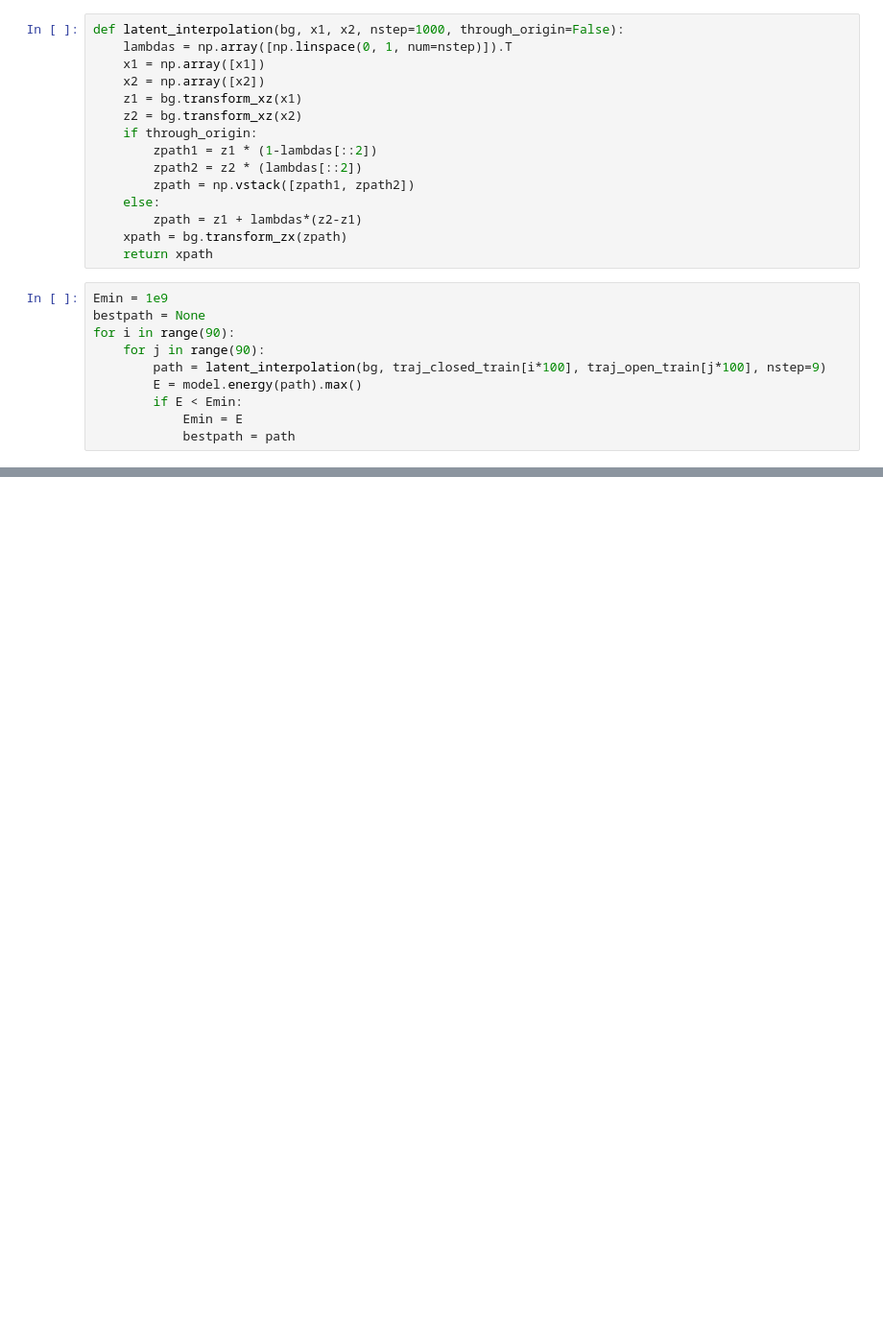
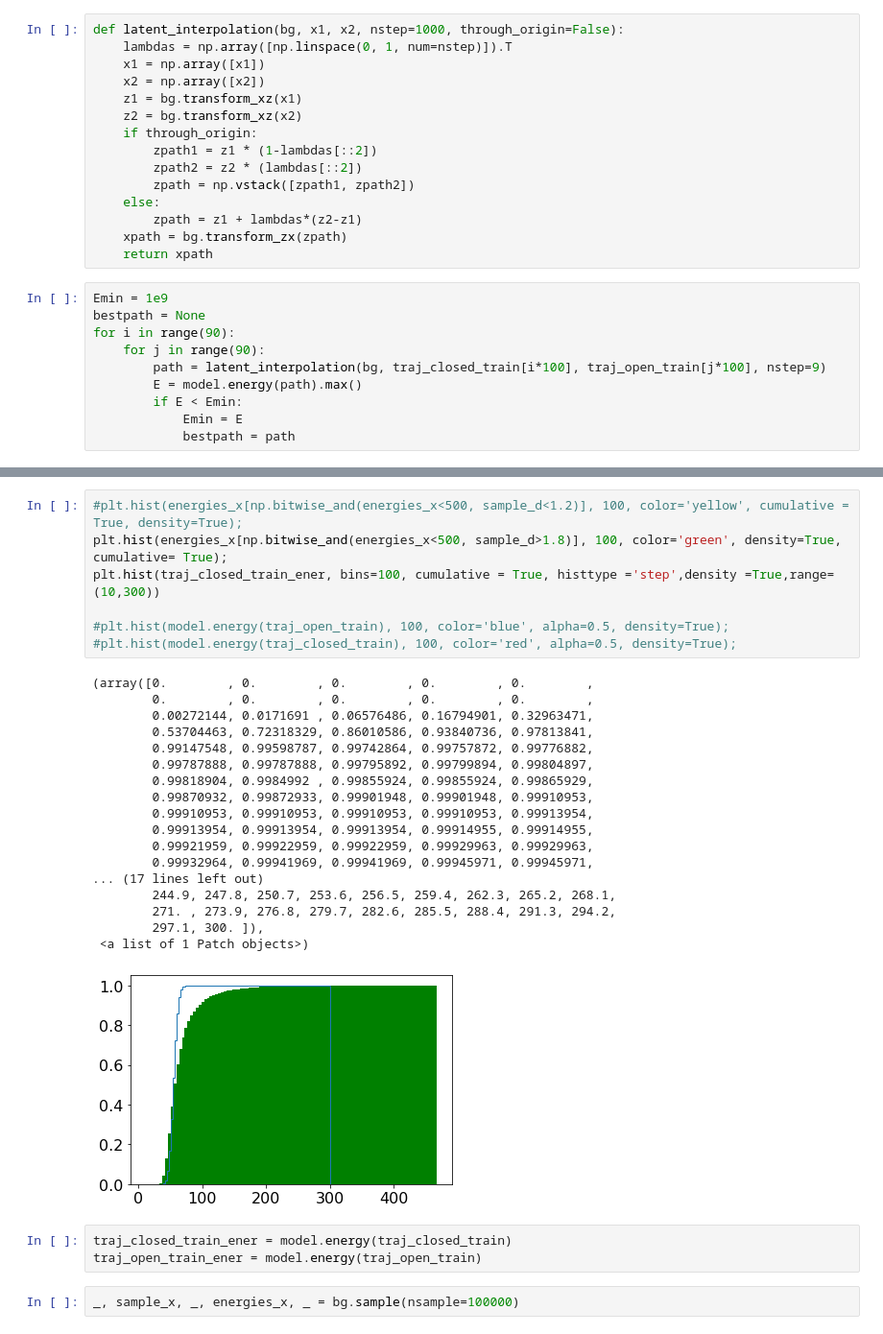
Before and after one commit to mohit2909/Boltzman_Generators, a Jupyter notebook: notebooks/DimerModelLoading.ipynb, the cells around one changed output, grey strips where cells are left out. Shown: that part at 96% size. Cells and saved outputs as stored; diff of their text form; blank space fills up the shorter version.

```diff
--- a/notebooks/DimerModelLoading.ipynb
+++ b/notebooks/DimerModelLoading.ipynb
@@ -149,0 +181,31 @@ plt.savefig('interpolate.pdf', bbox_inches='tight')
+# %%
+#plt.hist(energies_x[np.bitwise_and(energies_x<500, sample_d<1.2)], 100, color='yellow', cumulative = True, density=True);
+plt.hist(energies_x[np.bitwise_and(energies_x<500, sample_d>1.8)], 100, color='green', density=True, cumulative= True);
+plt.hist(traj_closed_train_ener, bins=100, cumulative = True, histtype ='step',density =True,range=(10,300))
+
+#plt.hist(model.energy(traj_open_train), 100, color='blue', alpha=0.5, density=True);
+#plt.hist(model.energy(traj_closed_train), 100, color='red', alpha=0.5, density=True);
+# %% [output]
+(array([0.        , 0.        , 0.        , 0.        , 0.        ,
+        0.        , 0.        , 0.        , 0.        , 0.        ,
+        0.00272144, 0.0171691 , 0.06576486, 0.16794901, 0.32963471,
+        0.53704463, 0.72318329, 0.86010586, 0.93840736, 0.97813841,
+        0.99147548, 0.99598787, 0.99742864, 0.99757872, 0.99776882,
+        0.99787888, 0.99787888, 0.99795892, 0.99799894, 0.99804897,
+        0.99818904, 0.9984992 , 0.99855924, 0.99855924, 0.99865929,
+        0.99870932, 0.99872933, 0.99901948, 0.99901948, 0.99910953,
+        0.99910953, 0.99910953, 0.99910953, 0.99910953, 0.99913954,
+        0.99913954, 0.99913954, 0.99913954, 0.99914955, 0.99914955,
+        0.99921959, 0.99922959, 0.99922959, 0.99929963, 0.99929963,
+        0.99932964, 0.99941969, 0.99941969, 0.99945971, 0.99945971,
+... (17 lines left out)
+        244.9, 247.8, 250.7, 253.6, 256.5, 259.4, 262.3, 265.2, 268.1,
+        271. , 273.9, 276.8, 279.7, 282.6, 285.5, 288.4, 291.3, 294.2,
+        297.1, 300. ]),
+ <a list of 1 Patch objects>)
+[figure, added]
+# %%
+traj_closed_train_ener = model.energy(traj_closed_train)
+traj_open_train_ener = model.energy(traj_open_train)
+# %%
+_, sample_x, _, energies_x, _ = bg.sample(nsample=100000)
```
Also changed, not shown: parts of 8 cells of this notebook, 3 other files.
